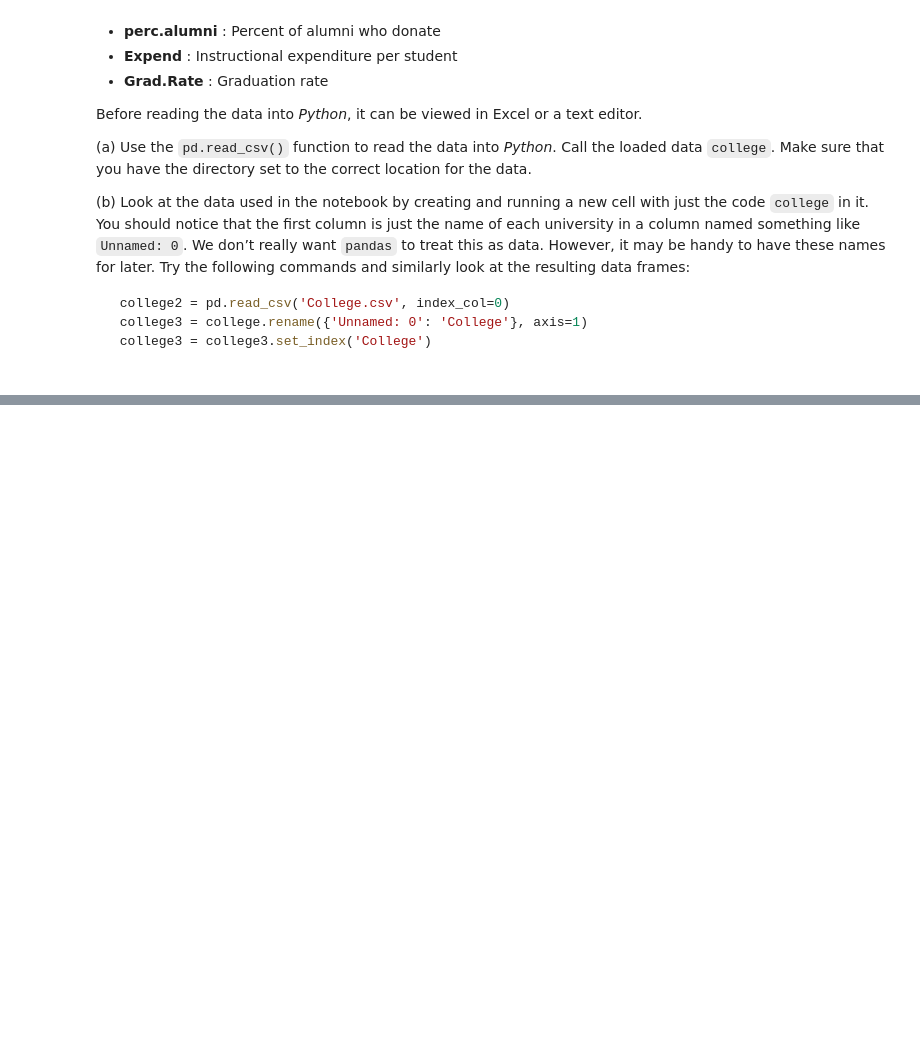
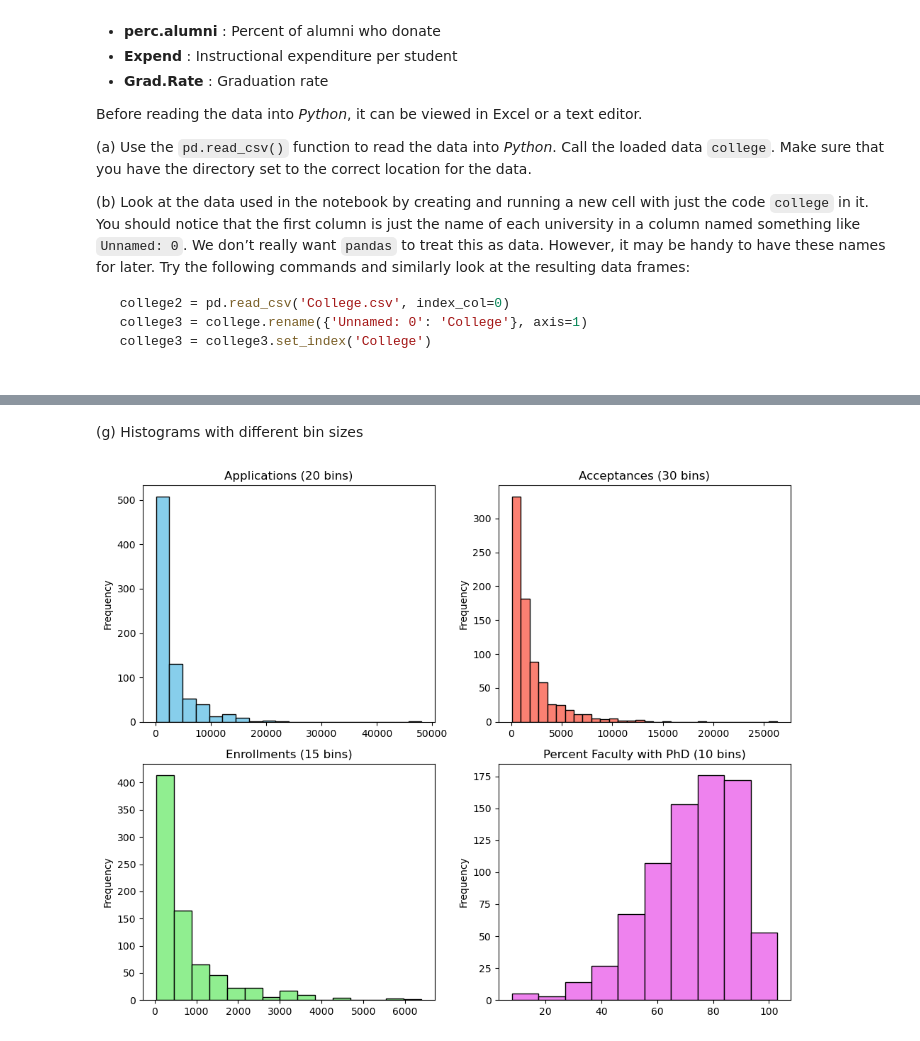
Before and after one commit to zozoking101/An-Introduction-to-Statistical-Learning-with-Applications-in-Python, a Jupyter notebook: 2_Statistical_Learning/Ch2_statlearn_lab.ipynb, the cells around one changed output, grey strips where cells are left out. Cells and saved outputs as stored; diff of their text form; code cells hidden in the pictures; blank space fills up the shorter version.

```diff
--- a/2_Statistical_Learning/Ch2_statlearn_lab.ipynb
+++ b/2_Statistical_Learning/Ch2_statlearn_lab.ipynb
@@ -1857,0 +1968,21 @@ Before reading the data into *Python*, it can be viewed in Excel or a text edito
+# %% [markdown]
+(g) Histograms with different bin sizes
+# %%
+fig, axes = plt.subplots(2, 2, figsize=(10,8))
+
+college['Apps'].plot.hist(bins=20, ax=axes[0,0], color="skyblue", edgecolor="black")
+axes[0,0].set_title("Applications (20 bins)")
+
+college['Accept'].plot.hist(bins=30, ax=axes[0,1], color="salmon", edgecolor="black")
+axes[0,1].set_title("Acceptances (30 bins)")
+
+college['Enroll'].plot.hist(bins=15, ax=axes[1,0], color="lightgreen", edgecolor="black")
+axes[1,0].set_title("Enrollments (15 bins)")
+
+college['PhD'].plot.hist(bins=10, ax=axes[1,1], color="violet", edgecolor="black")
+axes[1,1].set_title("Percent Faculty with PhD (10 bins)")
+
+plt.tight_layout()
+plt.show()
+# %% [output]
+[figure, added]
```
Also changed, not shown: parts of 22 cells of this notebook, 1 other file.
